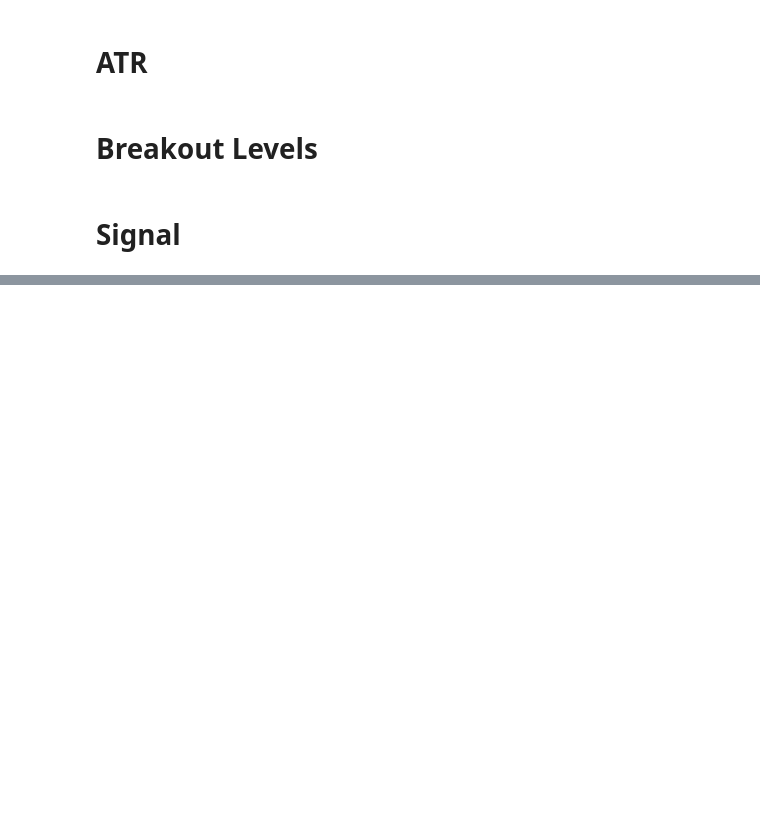
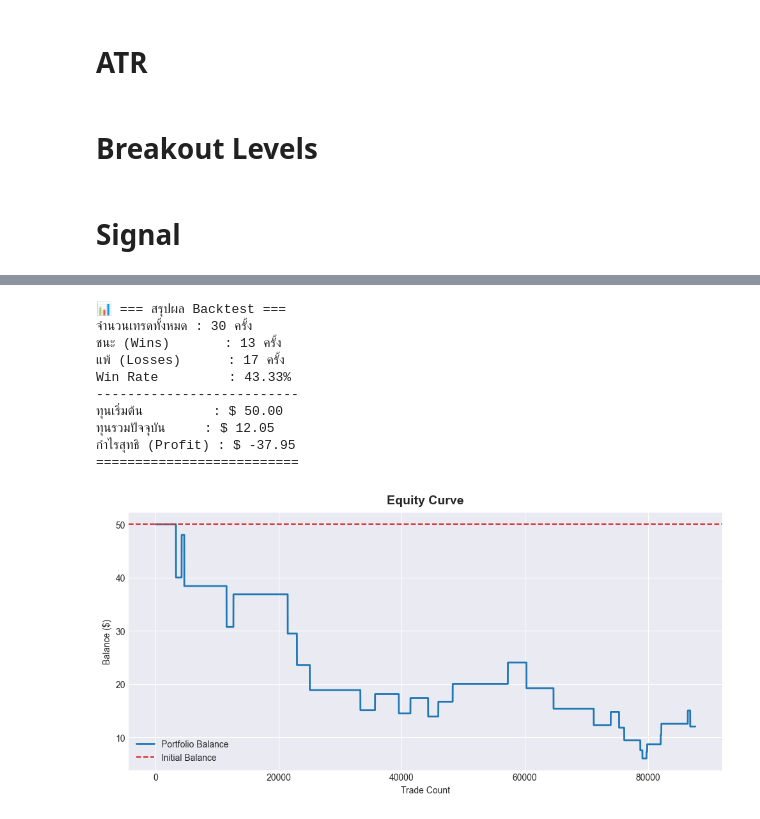
Before and after one commit to Kawiniee/breakout-strategy-xauusd, a Jupyter notebook: Breakout_Strategy_XAUUSD.ipynb, the cells around one changed output, grey strips where cells are left out. Cells and saved outputs as stored; diff of their text form; code cells hidden in the pictures; blank space fills up the shorter version.

```diff
--- a/Breakout_Strategy_XAUUSD.ipynb
+++ b/Breakout_Strategy_XAUUSD.ipynb
@@ -274,3 +249,64 @@ Final Balance: 171.52
+# %%
+# ==============================
+# Results
+# ==============================
+
+trades = np.array(trades)
+
+total = len(trades)
+wins = np.sum(trades == 1)
+losses = np.sum(trades == -1)
+
+winrate = (wins / total * 100) if total > 0 else 0
+net_profit = balance - initial_balance  # เพิ่มบรรทัดนี้มาช่วยคิดกำไรให้
+
+# จัดหน้าตาตอน Print ให้ดูคลีนขึ้น อ่านง่ายตา
+print("📊 === สรุปผล Backtest ===")
+print(f"จำนวนเทรดทั้งหมด : {total} ครั้ง")
+print(f"ชนะ (Wins)       : {wins} ครั้ง")
+print(f"แพ้ (Losses)      : {losses} ครั้ง")
+print(f"Win Rate         : {winrate:.2f}%")
+print("-" * 26)
+print(f"ทุนเริ่มต้น         : $ {initial_balance:,.2f}")
+print(f"ทุนรวมปัจจุบัน     : $ {balance:,.2f}")
+print(f"กำไรสุทธิ (Profit) : $ {net_profit:,.2f}")
+print("==========================")
+
+# ==============================
+# Equity Curve
+# ==============================
+import matplotlib.pyplot as plt
+
+# ใช้สไตล์สำเร็จรูป ทำให้กราฟพล็อตออกมาสวยดูดีทันที (เหมือนเซียนใช้กัน)
+plt.style.use('seaborn-v0_8-darkgrid')
+
+plt.figure(figsize=(10, 5))
+
+# เส้นพอร์ตโฟลิโอ เส้นหนาขึ้นนิดนึง
+plt.plot(equity, color='#1f77b4', linewidth=2, label='Portfolio Balance')
+
+# ขีดเส้นประสีแดง แนวนอน ให้เห็นว่า "ทุนตอนแรก (Initial)" อยู่ตรงไหน จะได้รู้เหนือกำไร
+plt.axhline(initial_balance, color='#d62728', linestyle='--', linewidth=1.5, label='Initial Balance')
+
+plt.title("Equity Curve", fontsize=14, fontweight='bold', pad=10)
+plt.xlabel("Trade Count")    # แกน X = จำนวนเทรด
+plt.ylabel("Balance ($)")  # แกน Y = ยอดเงินรวม
+plt.legend()                 # ป้ายบอกกำกับเส้น
+
+plt.tight_layout()
+plt.show()
+# %% [output]
+📊 === สรุปผล Backtest ===
+จำนวนเทรดทั้งหมด : 30 ครั้ง
+ชนะ (Wins)       : 13 ครั้ง
+แพ้ (Losses)      : 17 ครั้ง
+Win Rate         : 43.33%
+--------------------------
+ทุนเริ่มต้น         : $ 50.00
+ทุนรวมปัจจุบัน     : $ 12.05
+กำไรสุทธิ (Profit) : $ -37.95
+==========================
+[figure, added]
 # %%
 # ==============================
 # Backtest
```
Also changed, not shown: parts of 8 cells of this notebook.
